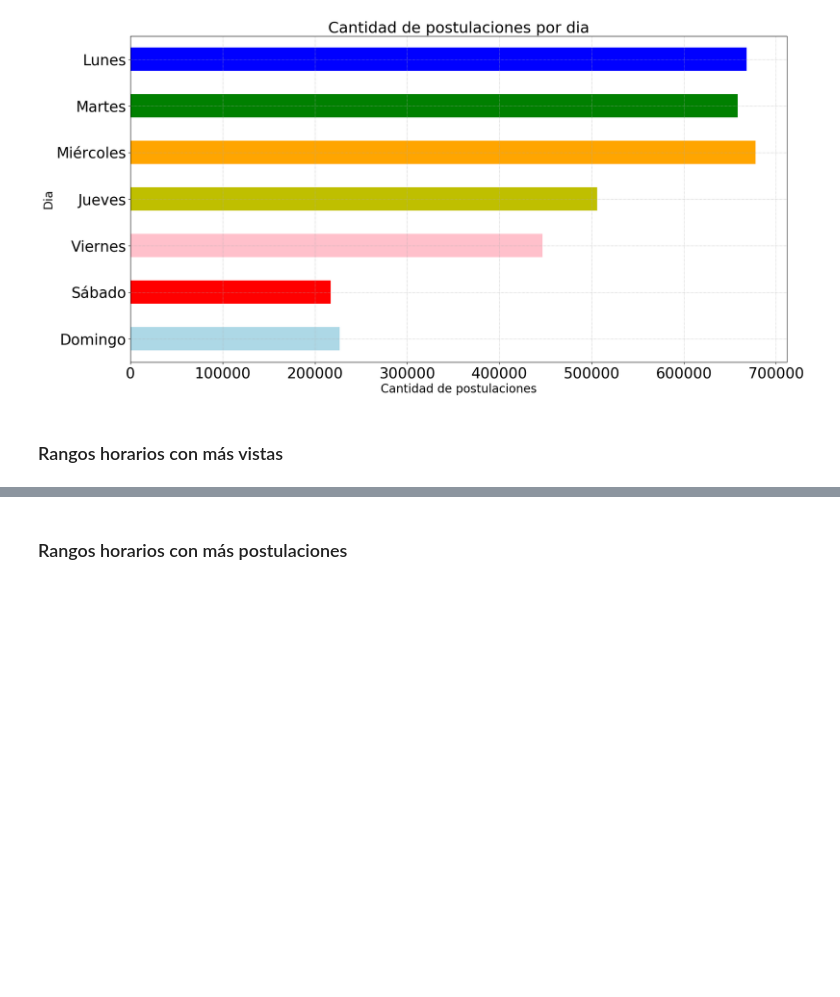
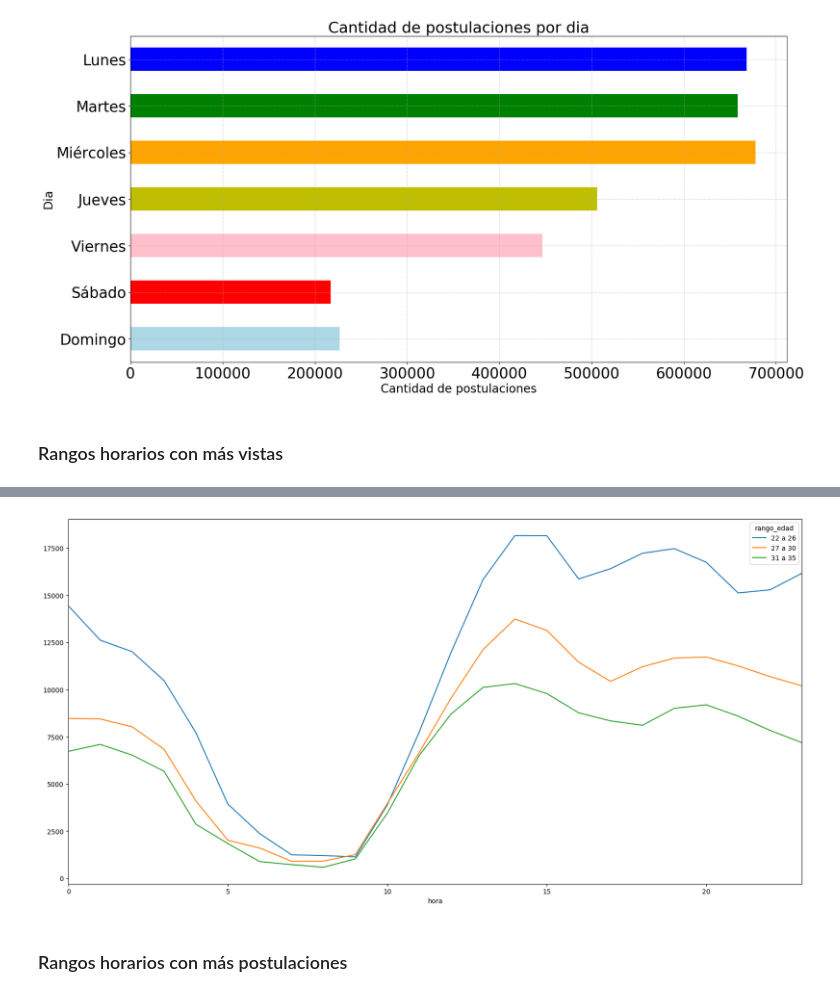
Before and after one commit to tomasBustamante/postulaciones, a Jupyter notebook: Avisos_laborales_y_postulaciones.ipynb, the cells around one changed output, grey strips where cells are left out. Drawn from its saved outputs; the diff is of its cells as text; code cells hidden in the pictures; blank space fills up the shorter version.

```diff
--- a/Avisos_laborales_y_postulaciones.ipynb
+++ b/Avisos_laborales_y_postulaciones.ipynb
@@ -392,2 +441,8 @@ plot.grid(linestyle='dotted');
+# %%
+vis_avi.loc[((vis_avi.rango_edad == '22 a 26') | (vis_avi.rango_edad == '27 a 30')| (vis_avi.rango_edad == '31 a 35') ),:]\
+    .groupby(['hora','rango_edad']).size().to_frame('cant').reset_index()\
+    .pivot(index='hora',columns='rango_edad',values='cant').plot();
+# %% [output]
+[figure, added]
 # %% [markdown]
 ### Rangos horarios con más postulaciones
```
Also changed, not shown: parts of 10 cells of this notebook.
